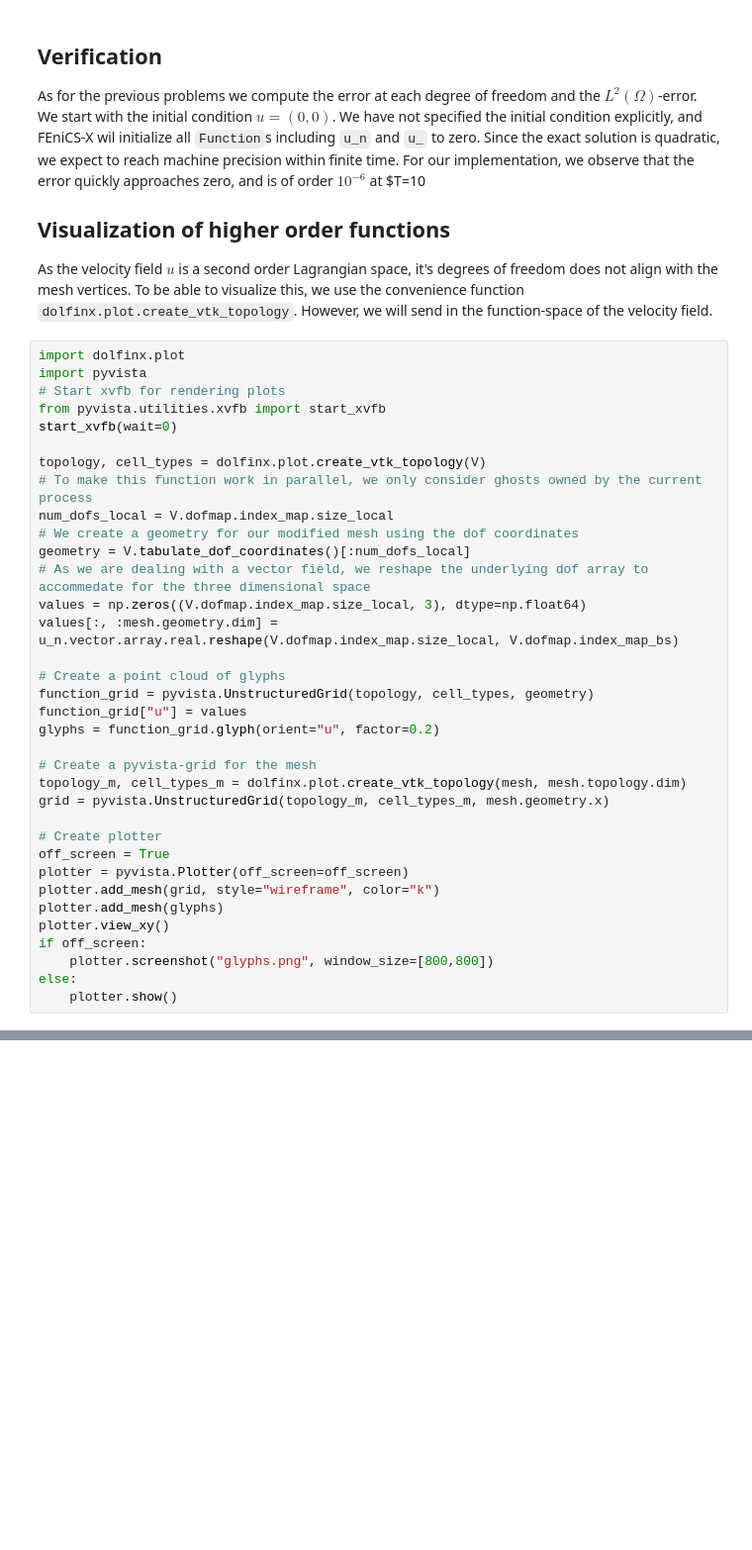
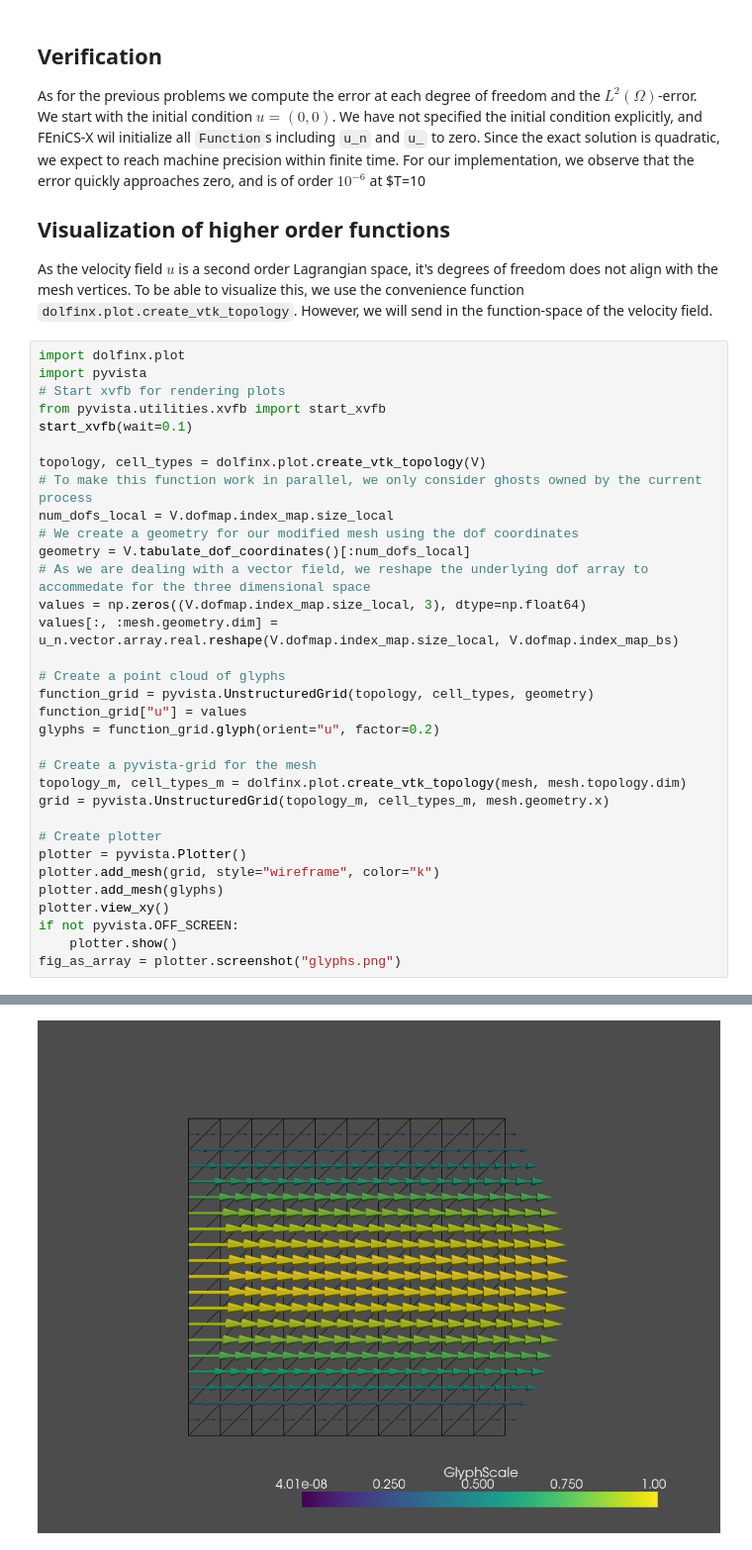
Before and after one commit to jorgensd/dolfinx-tutorial, a Jupyter notebook: chapter2/ns_code1.ipynb, the cells around one changed output, grey strips where cells are left out. Shown: that part at 99% size. Cells and saved outputs as stored; diff of their text form; blank space fills up the shorter version.

```diff
--- a/chapter2/ns_code1.ipynb
+++ b/chapter2/ns_code1.ipynb
@@ -298,7 +298,7 @@ import dolfinx.plot
 import pyvista
 # Start xvfb for rendering plots
 from pyvista.utilities.xvfb import start_xvfb
-start_xvfb(wait=0)
+start_xvfb(wait=0.1)
 
 topology, cell_types = dolfinx.plot.create_vtk_topology(V)
 # To make this function work in parallel, we only consider ghosts owned by the current process
@@ -319,13 +319,11 @@ topology_m, cell_types_m = dolfinx.plot.create_vtk_topology(mesh, mesh.topology.
 grid = pyvista.UnstructuredGrid(topology_m, cell_types_m, mesh.geometry.x)
 
 # Create plotter
-off_screen = True
-plotter = pyvista.Plotter(off_screen=off_screen)
+plotter = pyvista.Plotter()
 plotter.add_mesh(grid, style="wireframe", color="k")
 plotter.add_mesh(glyphs)
 plotter.view_xy()
-if off_screen:
-    plotter.screenshot("glyphs.png", window_size=[800,800])
-else:
+if not pyvista.OFF_SCREEN:
     plotter.show()
+fig_as_array = plotter.screenshot("glyphs.png")
 # %% [output]
@@ -333,2 +330,3 @@ WARNING:py.warnings:Plotting of higher order functions is experimental.
+[figure, added]
 # %% [markdown]
 ![Velocity field](glyphs.png)
```
Also changed, not shown: parts of 1 cell of this notebook, 2 other files.
